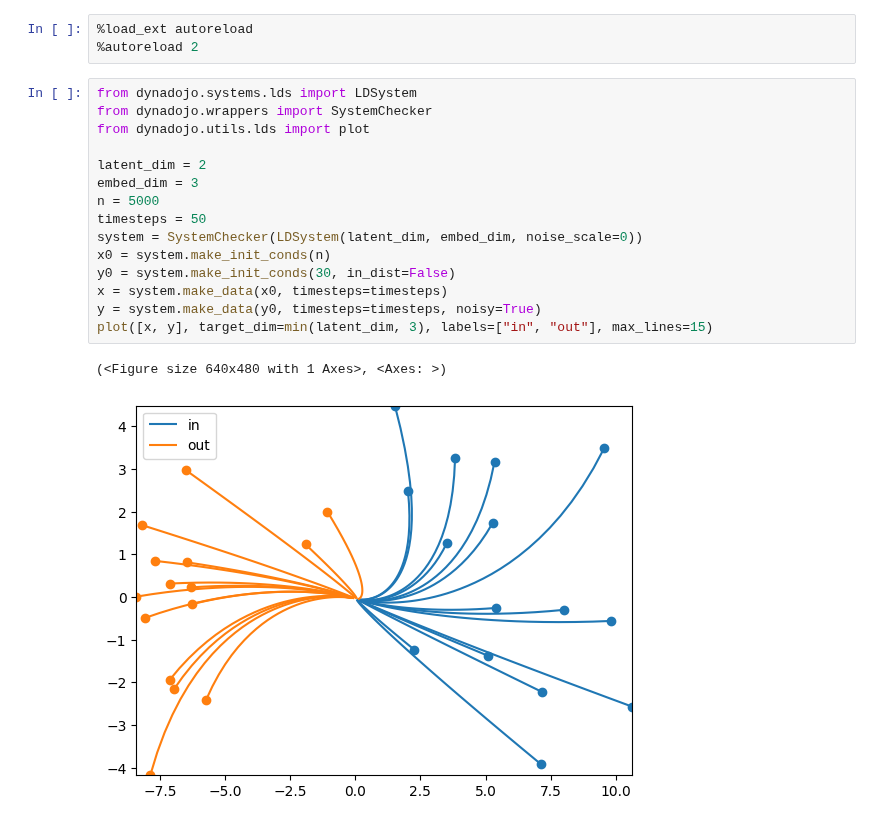
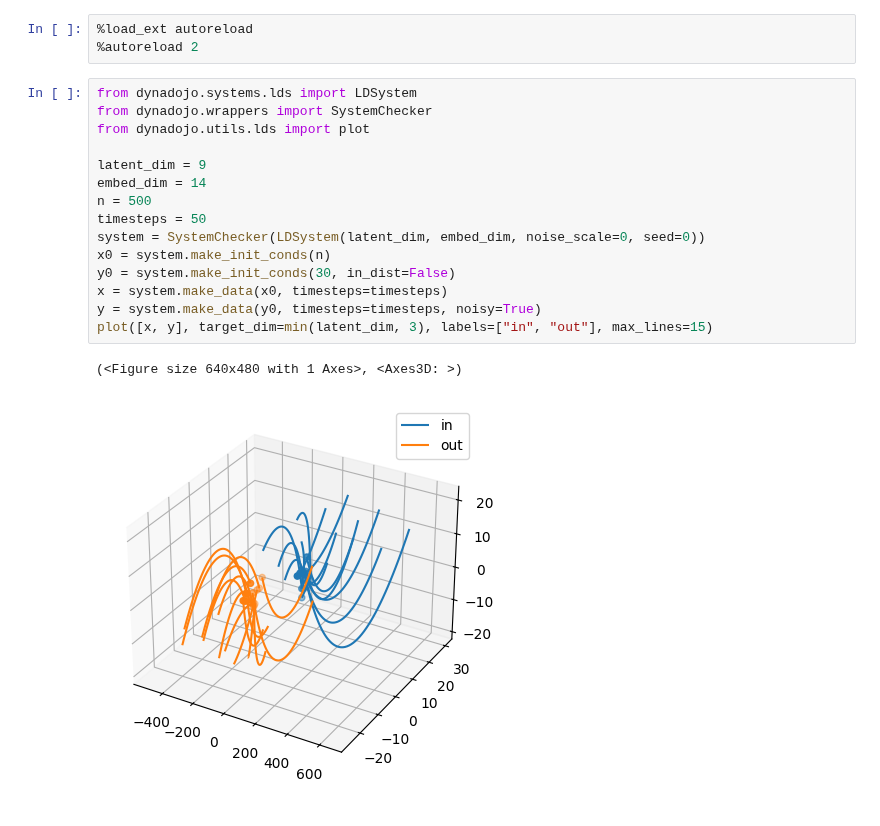
Before and after one commit to DynaDojo/dynadojo, a Jupyter notebook: demos/lds_demo.ipynb, the cells around one changed output. Cells and saved outputs as stored; diff of their text form.

```diff
--- a/demos/lds_demo.ipynb
+++ b/demos/lds_demo.ipynb
@@ -4,19 +4,19 @@
 # %%
 from dynadojo.systems.lds import LDSystem
 from dynadojo.wrappers import SystemChecker
 from dynadojo.utils.lds import plot
 
-latent_dim = 2
-embed_dim = 3
-n = 5000
+latent_dim = 9
+embed_dim = 14
+n = 500
 timesteps = 50
-system = SystemChecker(LDSystem(latent_dim, embed_dim, noise_scale=0))
+system = SystemChecker(LDSystem(latent_dim, embed_dim, noise_scale=0, seed=0))
 x0 = system.make_init_conds(n)
 y0 = system.make_init_conds(30, in_dist=False)
 x = system.make_data(x0, timesteps=timesteps)
 y = system.make_data(y0, timesteps=timesteps, noisy=True)
 plot([x, y], target_dim=min(latent_dim, 3), labels=["in", "out"], max_lines=15)
 # %% [output]
-(<Figure size 640x480 with 1 Axes>, <Axes: >)
+(<Figure size 640x480 with 1 Axes>, <Axes3D: >)
-[figure, old version]
+[figure, new version]
 # %%
```
Also changed, not shown: parts of 2 cells of this notebook, 30 other files.
